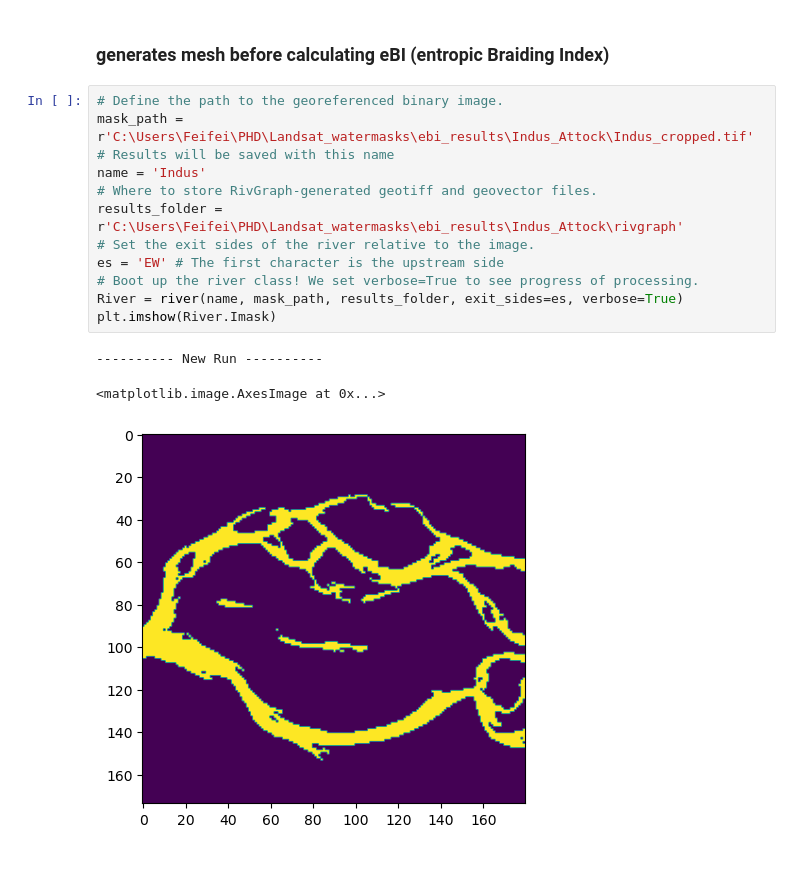
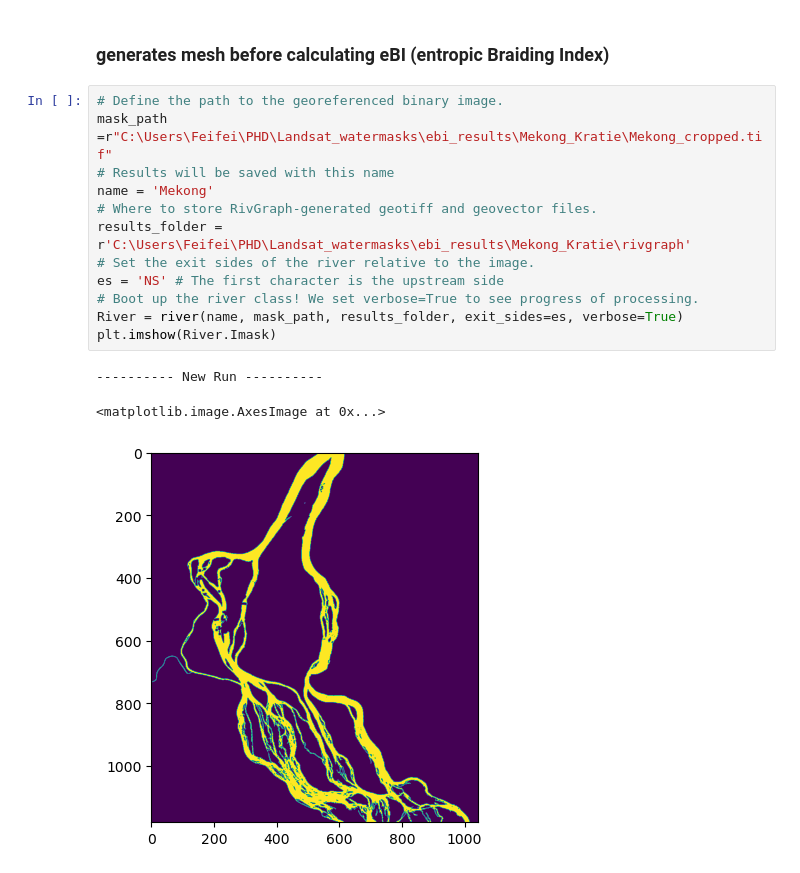
Before and after one commit to feifeixzhao/eBIcalculator, a Jupyter notebook: mesh_maker.ipynb, the cells around one changed output. Cells and saved outputs as stored; diff of their text form.

Commit message:
updated plots

```diff
--- a/mesh_maker.ipynb
+++ b/mesh_maker.ipynb
@@ -61,18 +61,18 @@ All images processed.
 ### generates mesh before calculating eBI (entropic Braiding Index)
 # %%
 # Define the path to the georeferenced binary image.
-mask_path = r'C:\Users\Feifei\PHD\Landsat_watermasks\ebi_results\Indus_Attock\Indus_cropped.tif'
+mask_path =r"C:\Users\Feifei\PHD\Landsat_watermasks\ebi_results\Mekong_Kratie\Mekong_cropped.tif"
 # Results will be saved with this name
-name = 'Indus'
+name = 'Mekong'
 # Where to store RivGraph-generated geotiff and geovector files.
-results_folder = r'C:\Users\Feifei\PHD\Landsat_watermasks\ebi_results\Indus_Attock\rivgraph'
+results_folder = r'C:\Users\Feifei\PHD\Landsat_watermasks\ebi_results\Mekong_Kratie\rivgraph'
 # Set the exit sides of the river relative to the image.
-es = 'EW' # The first character is the upstream side
+es = 'NS' # The first character is the upstream side
 # Boot up the river class! We set verbose=True to see progress of processing.
 River = river(name, mask_path, results_folder, exit_sides=es, verbose=True)
 plt.imshow(River.Imask)
 # %% [output]
 ---------- New Run ----------
 <matplotlib.image.AxesImage at 0x...>
-[figure, old version]
+[figure, new version]
 # %%
```
Also changed, not shown: parts of 4 cells of this notebook, 1 other file.
